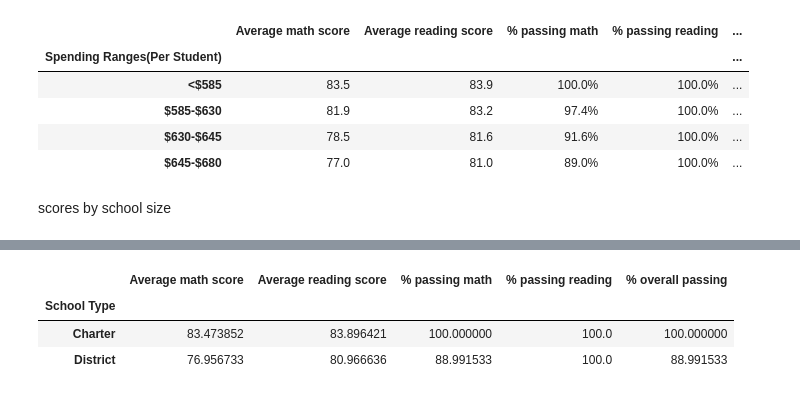
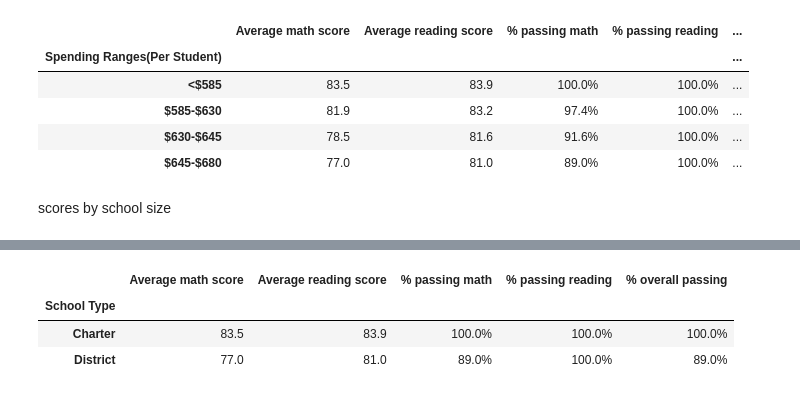
Before and after one commit to BlufferMK/pandas_challenge, a Jupyter notebook: PyCitySchools/PyCitySchools.ipynb, the cells around one changed output, grey strips where cells are left out. Drawn from its saved outputs; the diff is of its cells as text; code cells hidden in the pictures.

```diff
--- a/PyCitySchools/PyCitySchools.ipynb
+++ b/PyCitySchools/PyCitySchools.ipynb
@@ -460,10 +445,16 @@ type_merge_1 = pd.merge(type_math_scores, type_reading_scores, on="School Type")
 type_merge_2 = pd.merge(type_merge_1, type_passing_math, on="School Type")
 type_merge_3 = pd.merge(type_merge_2, type_passing_reading, on="School Type")
 type_summary = pd.merge(type_merge_3,type_passing_overall, on = "School Type")
-
-type_summary
-# %% [output]
-|  | Average math score | Average reading score | % passing math | % passing reading | % overall passing |
-| School Type |  |  |  |  |  |
-| Charter | 83.473852 | 83.896421 | 100.000000 | 100.0 | 100.000000 |
-| District | 76.956733 | 80.966636 | 88.991533 | 100.0 | 88.991533 |
+# %%
+type_summary["% passing reading"] = type_summary["% passing reading"].map("{:.1f}%".format)
+type_summary["% passing math"] = type_summary["% passing math"].map("{:.1f}%".format)
+type_summary["% overall passing"] = type_summary["% overall passing"].map("{:.1f}%".format)
+type_summary["Average reading score"] = type_summary["Average reading score"].map("{:.1f}".format)
+type_summary["Average math score"] = type_summary["Average math score"].map("{:.1f}".format)
+
+type_summary
+# %% [output]
+|  | Average math score | Average reading score | % passing math | % passing reading | % overall passing |
+| School Type |  |  |  |  |  |
+| Charter | 83.5 | 83.9 | 100.0% | 100.0% | 100.0% |
+| District | 77.0 | 81.0 | 89.0% | 100.0% | 89.0% |
```
Also changed, not shown: parts of 10 cells of this notebook.
